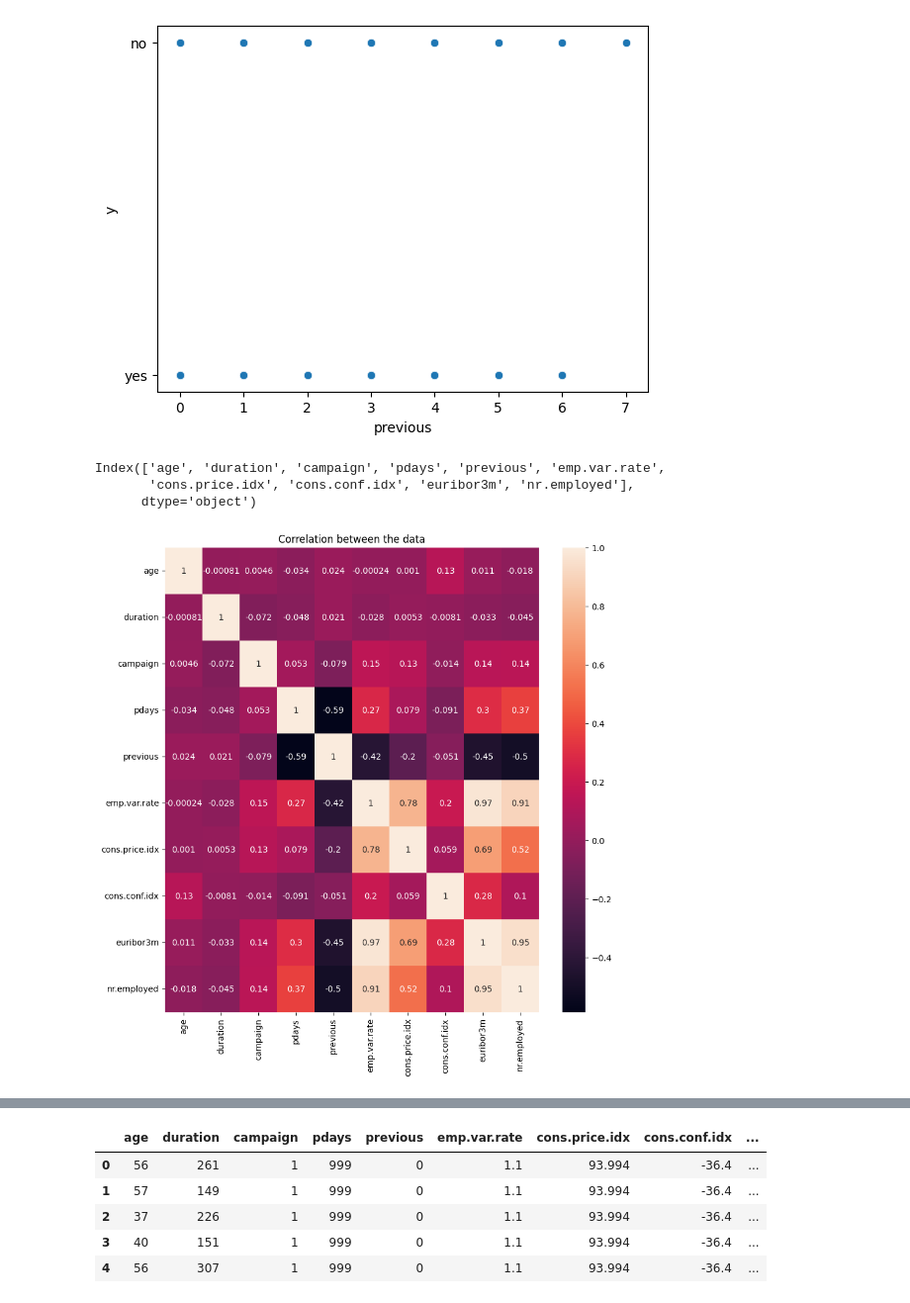
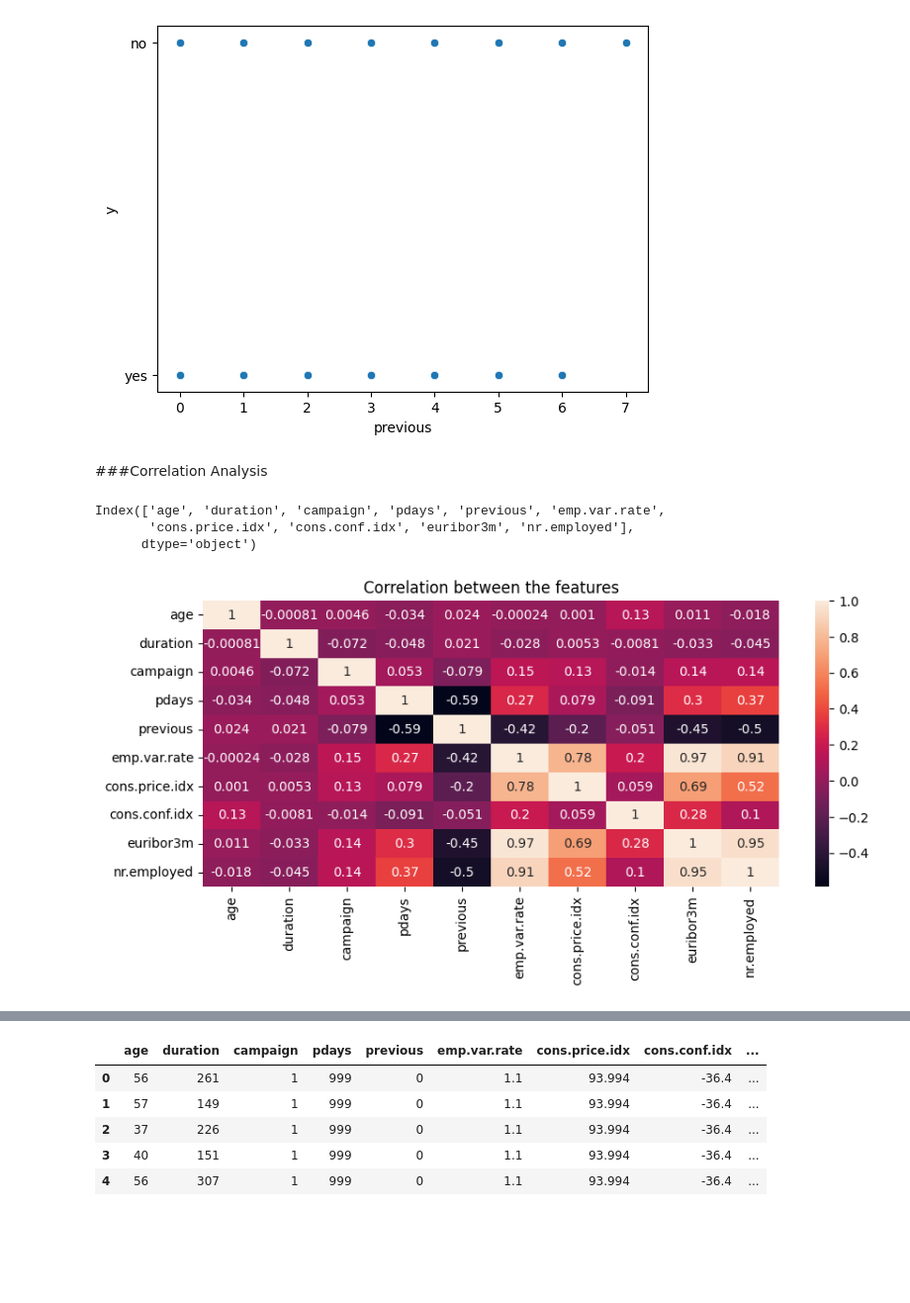
Before and after one commit to SithmiDesilva/Bank_Marketing_Prediction, a Jupyter notebook: Bank_Marketing_Prediction.ipynb, the cells around one changed output, grey strips where cells are left out. Shown at 99% size. Drawn from its saved outputs; the diff is of its cells as text; code cells hidden in the pictures; blank space fills up the shorter version.

```diff
--- a/Bank_Marketing_Prediction.ipynb
+++ b/Bank_Marketing_Prediction.ipynb
@@ -182,6 +190,8 @@ for i in ['age', 'job', 'duration', 'campaign', 'pdays', 'previous']:
 [figure]
 [figure]
 [figure]
+# %% [markdown]
+###Correlation Analysis
 # %%
 clean_data.select_dtypes(include="number").columns
 # %% [output]
@@ -189,11 +199,11 @@ Index(['age', 'duration', 'campaign', 'pdays', 'previous', 'emp.var.rate',
        'cons.price.idx', 'cons.conf.idx', 'euribor3m', 'nr.employed'],
       dtype='object')
 # %%
-# Corelation heatmap
-s_1=clean_data.select_dtypes(include="number").corr()
-plt.figure(figsize=(10,10))
-plt.title("Correlation between the data")
-sns.heatmap(s_1,annot=True)
+# Correlation heatmap
+s=clean_data.select_dtypes(include="number").corr()
+plt.figure(figsize=(10,4))
+plt.title("Correlation between the features")
+sns.heatmap(s,annot=True)
 plt.show()
 # %% [output]
-[figure, old version]
+[figure, new version]
```
Also changed, not shown: parts of 64 cells of this notebook.
